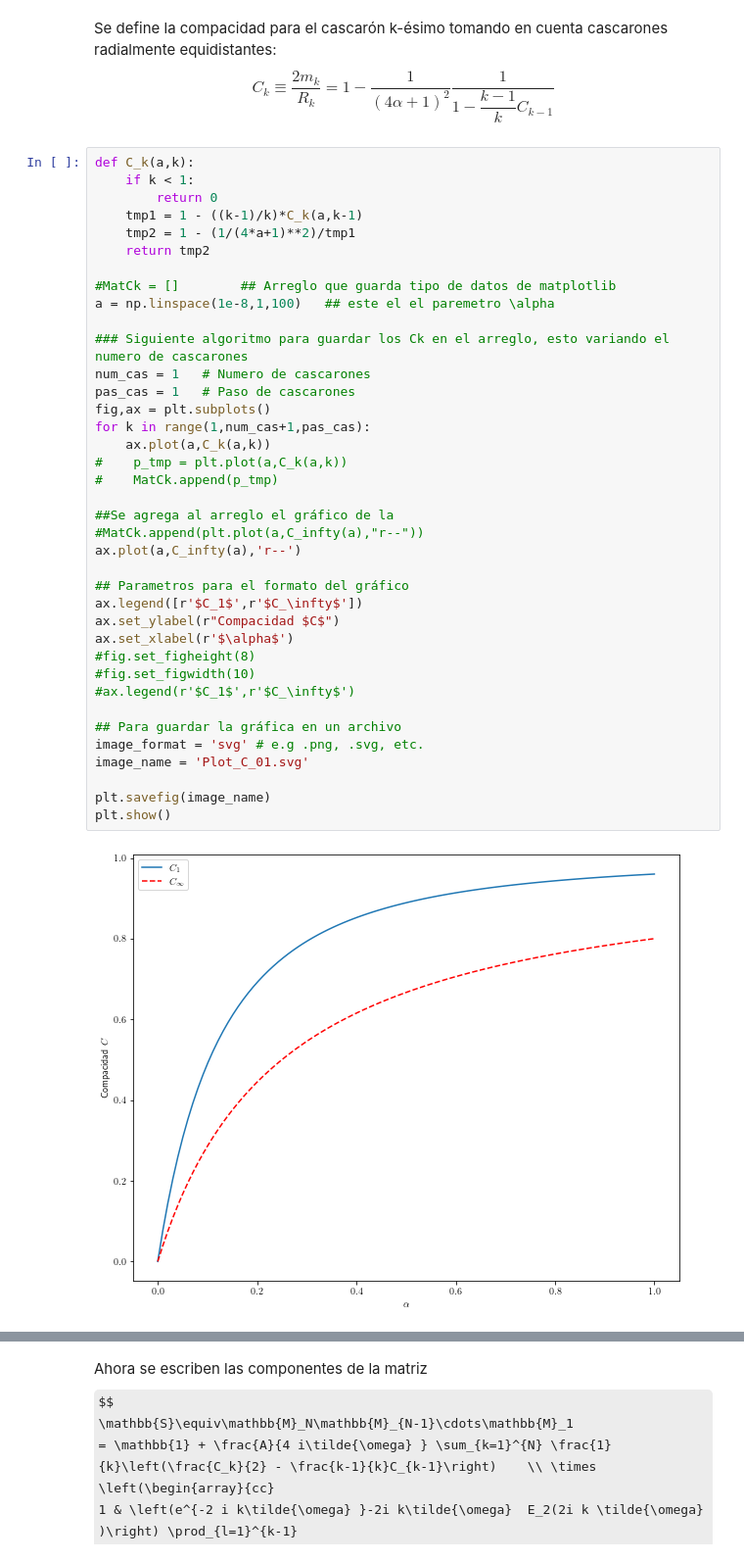
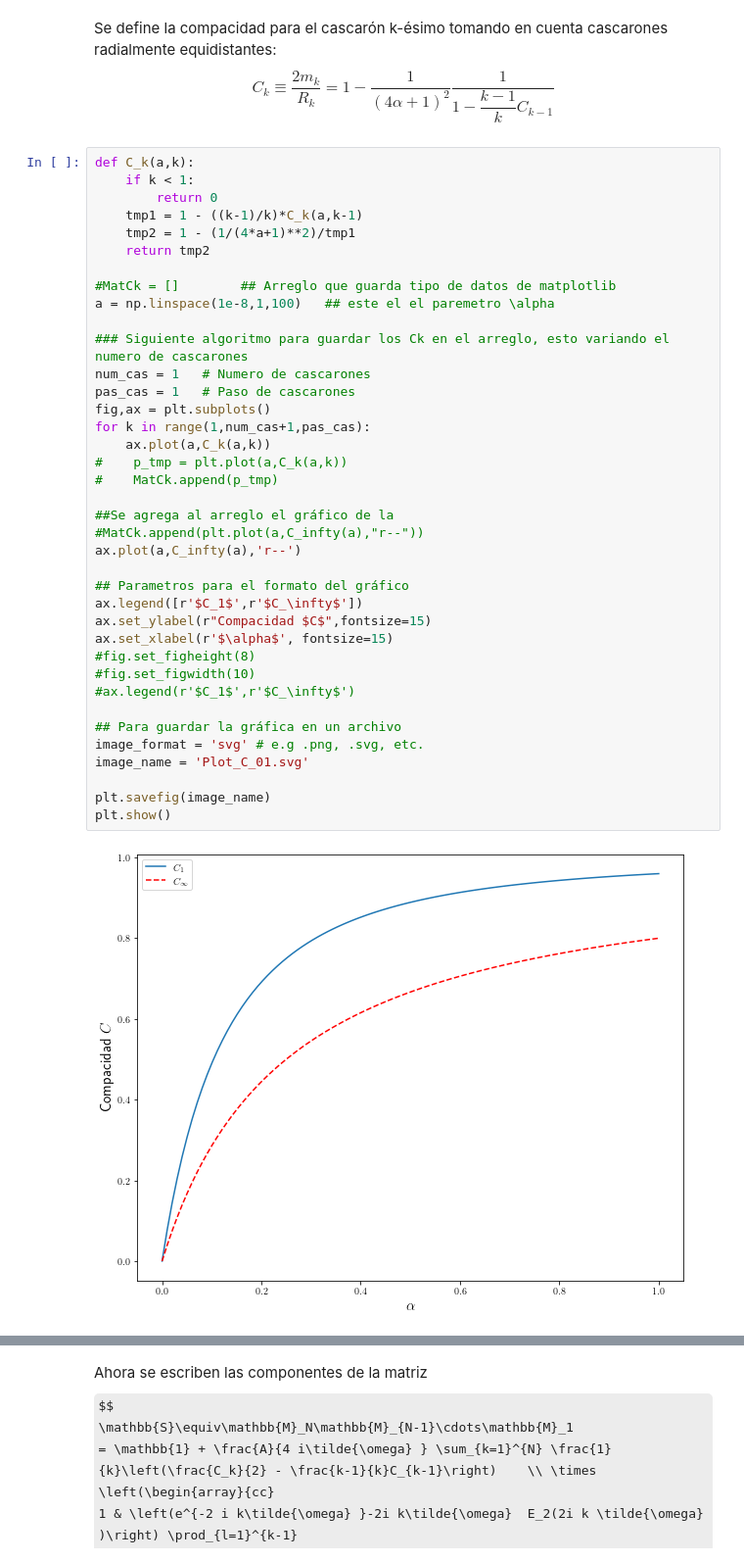
Before and after one commit to caoroac/MatrizTrans_RW_CD, a Jupyter notebook: Matriz de transferencia.ipynb, the cells around one changed output, grey strips where cells are left out. Shown: that part at 98% size. Saved outputs shown, nothing was run; the diff lists cells and outputs as text; some formulas as TeX source.

```diff
--- a/Matriz de transferencia.ipynb
+++ b/Matriz de transferencia.ipynb
@@ -108,33 +109,33 @@ def C_k(a,k):
 
 #MatCk = []        ## Arreglo que guarda tipo de datos de matplotlib
 a = np.linspace(1e-8,1,100)   ## este el el paremetro \alpha
 
 ### Siguiente algoritmo para guardar los Ck en el arreglo, esto variando el numero de cascarones
 num_cas = 1   # Numero de cascarones
 pas_cas = 1   # Paso de cascarones
 fig,ax = plt.subplots()
 for k in range(1,num_cas+1,pas_cas):
     ax.plot(a,C_k(a,k))
 #    p_tmp = plt.plot(a,C_k(a,k))
 #    MatCk.append(p_tmp)
 
 ##Se agrega al arreglo el gráfico de la
 #MatCk.append(plt.plot(a,C_infty(a),"r--"))
 ax.plot(a,C_infty(a),'r--')
 
 ## Parametros para el formato del gráfico
 ax.legend([r'$C_1$',r'$C_\infty$'])
-ax.set_ylabel(r"Compacidad $C$")
-ax.set_xlabel(r'$\alpha$')
+ax.set_ylabel(r"Compacidad $C$",fontsize=15)
+ax.set_xlabel(r'$\alpha$', fontsize=15)
 #fig.set_figheight(8)
 #fig.set_figwidth(10)
 #ax.legend(r'$C_1$',r'$C_\infty$')
 
 ## Para guardar la gráfica en un archivo
 image_format = 'svg' # e.g .png, .svg, etc.
 image_name = 'Plot_C_01.svg'
 
 plt.savefig(image_name)
 plt.show()
 # %% [output]
-[figure, old version]
+[figure, new version]
```
Also changed, not shown: parts of 18 cells of this notebook.
